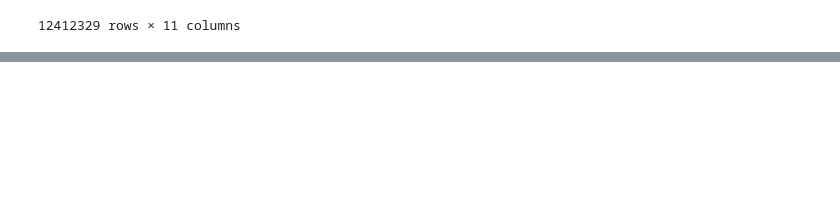
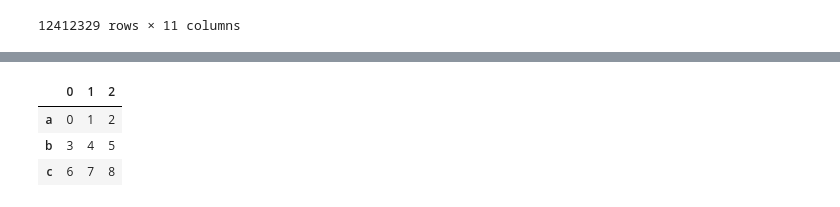
Before and after one commit to hitoshinagano/MercadoLibre_2020, a Jupyter notebook: notebooks/SEARCH_validation_prediction_local.ipynb, the cells around one changed output, grey strips where cells are left out. Cells and saved outputs as stored; diff of their text form; code cells hidden in the pictures; blank space fills up the shorter version.

```diff
--- a/notebooks/SEARCH_validation_prediction_local.ipynb
+++ b/notebooks/SEARCH_validation_prediction_local.ipynb
@@ -613,0 +544,3 @@ train = train[~views_sel].copy() # searches & buys only
+# %%
+a = pd.DataFrame(np.arange(21).reshape(7,3), index = list('abcxyzs'))
+a
@@ -613,0 +556,7 @@ train = train[~views_sel].copy() # searches & buys only
+# %%
+a.iloc[0:3]
+# %% [output]
+|  | 0 | 1 | 2 |
+| a | 0 | 1 | 2 |
+| b | 3 | 4 | 5 |
+| c | 6 | 7 | 8 |
```
Also changed, not shown: parts of 21 cells of this notebook, 2 other files.
